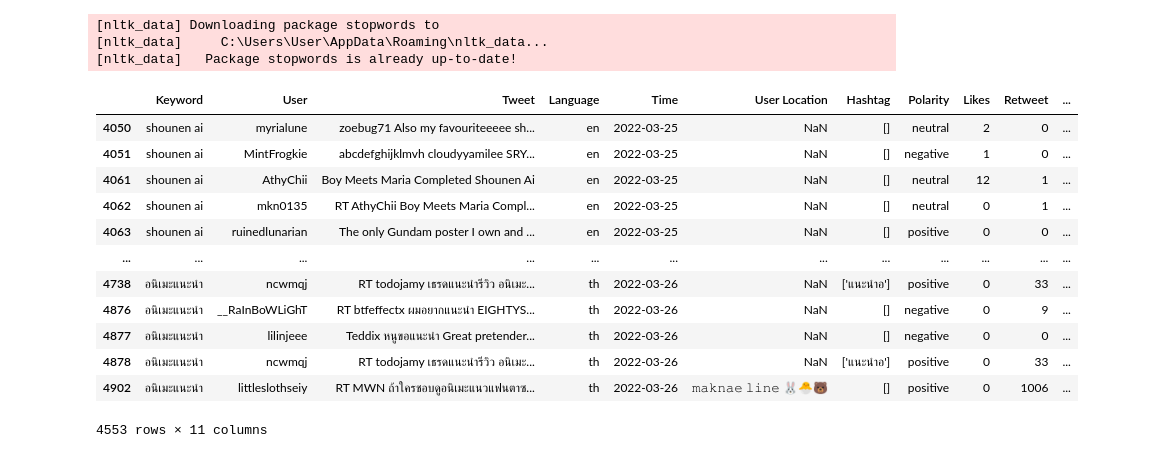
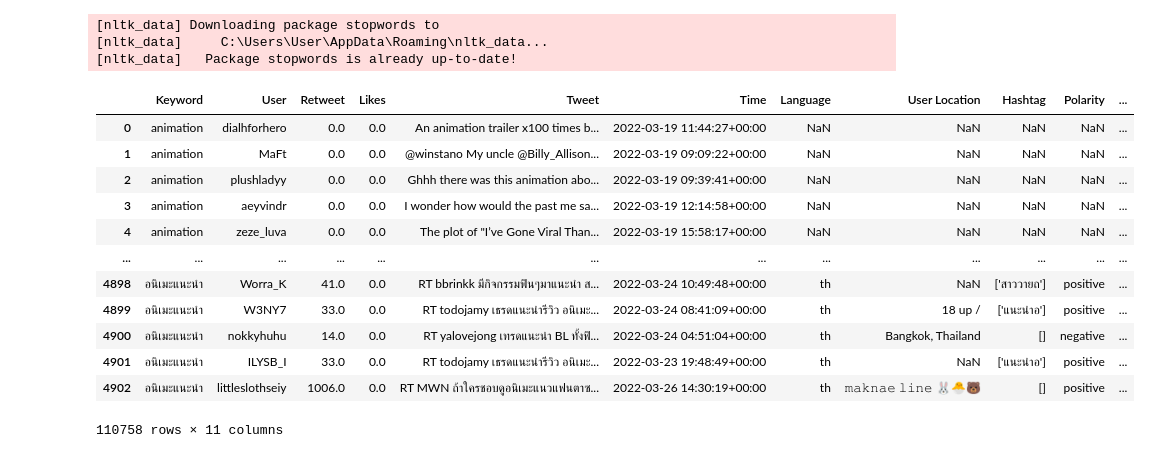
Before and after one commit to ThanawatKMUTNB/Data-Quest, a Jupyter notebook: Tweet_Test/sandbox.ipynb, the cells around one changed output. Cells and saved outputs as stored; diff of their text form; code cells hidden in the pictures.

```diff
--- a/Tweet_Test/sandbox.ipynb
+++ b/Tweet_Test/sandbox.ipynb
@@ -36,6 +36,7 @@ class DataManager:
         self.keys = []
         self.df = None
         self._start = 0
+        self.filenames = []
 
     def getSentimentENG(self,text):
         if TextBlob(text).sentiment.polarity > 0:
@@ -64,6 +65,8 @@ class DataManager:
         return self.df
 
     def unionfile(self,filenames):              #type filename -> list
+        self._start = 0
+        self.filenames = filenames
         for file in filenames:
             df1 = pd.read_csv(file)
             if self._start != 0:
@@ -77,6 +80,24 @@ class DataManager:
     def setnewDF(self,dataframe):
         self.df = dataframe
         return self.df
+
+    def setdefaultDF(self):
+        self.df = self.unionfile(self.filenames)
+        return self.df
+
+    # def getperiod(self,since,until):  ####column for twitter
+    #     self.formatdatetime('Time')
+    #     self.df.sort_values(by=['Time','Keyword'],inplace=True)
+    #     if since == None and until != None:
+    #         mask = (self.df['Time']<=until)
+    #     elif since != None and until == None:
+    #         mask = (self.df['Time']>=since)
+    #     elif since != None and until != None:
+    #         mask = (self.df['Time']>=since) & (self.df['Time']<=until)
+    #     else:
+    #         return
+    #     #self.df = self.df.loc[mask]
+    #     return self.df.loc[mask]
 
     def getperiod(self,since,until):  ####column for twitter
         self.formatdatetime('Time')
@@ -92,11 +113,18 @@ class DataManager:
             return
         return dff.loc[mask]
 
+    # def getrowwithkeys(self,keys):              #type keys -> list
+    #     df = self.df
+    #     self.df = df.loc[df['Keyword'].isin(keys)]
+    #     self.df = self.df.loc[self.df['Keyword'].isin(keys)]
+    #     return self.df
+
     def getrowwithkeys(self,keys):              #type keys -> list
         df = self.df
         return df.loc[df['Keyword'].isin(keys)]
 
-    def collectword(self,dataframe):            #before edit collect thai can not use
+    def collectword(self):            #before edit collect thai can not use
+        dataframe = self.df
         en_stops = set(stopwords.words('english'))
         word = {}
         for i in dataframe['Tweet']:    #only tweet
@@ -126,21 +154,21 @@ class DataManager:
 [nltk_data]   Package stopwords is already up-to-date!
 # %%
 dm = DataManager()
-#dm.unionfile(filename)
-dm.unionfile(['tweet_data_2732022.csv'])
-dm.getperiod('2022-03-25',None)
+dff = dm.unionfile(filename)
+#dm.unionfile(['tweet_data_2732022.csv'])
+dff
 # %% [output]
-|  | Keyword | User | Tweet | Language | Time | User Location | Hashtag | Polarity | Likes | Retweet | ... |
-| 4050 | shounen ai | myrialune | zoebug71 Also my favouriteeeee sh... | en | 2022-03-25 | NaN | [] | neutral | 2 | 0 | ... |
-| 4051 | shounen ai | MintFrogkie | abcdefghijklmvh cloudyyamilee SRY... | en | 2022-03-25 | NaN | [] | negative | 1 | 0 | ... |
-| 4061 | shounen ai | AthyChii | Boy Meets Maria Completed Shounen Ai | en | 2022-03-25 | NaN | [] | neutral | 12 | 1 | ... |
-| 4062 | shounen ai | mkn0135 | RT AthyChii Boy Meets Maria Compl... | en | 2022-03-25 | NaN | [] | neutral | 0 | 1 | ... |
-| 4063 | shounen ai | ruinedlunarian | The only Gundam poster I own and ... | en | 2022-03-25 | NaN | [] | positive | 0 | 0 | ... |
+|  | Keyword | User | Retweet | Likes | Tweet | Time | Language | User Location | Hashtag | Polarity | ... |
+| 0 | animation | dialhforhero | 0.0 | 0.0 | An animation trailer x100 times b... | 2022-03-19 11:44:27+00:00 | NaN | NaN | NaN | NaN | ... |
+| 1 | animation | MaFt | 0.0 | 0.0 | @winstano My uncle @Billy_Allison... | 2022-03-19 09:09:22+00:00 | NaN | NaN | NaN | NaN | ... |
+| 2 | animation | plushladyy | 0.0 | 0.0 | Ghhh there was this animation abo... | 2022-03-19 09:39:41+00:00 | NaN | NaN | NaN | NaN | ... |
+| 3 | animation | aeyvindr | 0.0 | 0.0 | I wonder how would the past me sa... | 2022-03-19 12:14:58+00:00 | NaN | NaN | NaN | NaN | ... |
+| 4 | animation | zeze_luva | 0.0 | 0.0 | The plot of "I’ve Gone Viral Than... | 2022-03-19 15:58:17+00:00 | NaN | NaN | NaN | NaN | ... |
 | ... | ... | ... | ... | ... | ... | ... | ... | ... | ... | ... | ... |
-| 4738 | อนิเมะแนะนำ | ncwmqj | RT todojamy เธรดแนะนำรีวิว อนิเมะ... | th | 2022-03-26 | NaN | ['แนะนำอ'] | positive | 0 | 33 | ... |
-| 4876 | อนิเมะแนะนำ | __RaInBoWLiGhT | RT btfeffectx ผมอยากแนะนำ EIGHTYS... | th | 2022-03-26 | NaN | [] | negative | 0 | 9 | ... |
-| 4877 | อนิเมะแนะนำ | lilinjeee | Teddix หนูขอแนะนำ Great pretender... | th | 2022-03-26 | NaN | [] | negative | 0 | 0 | ... |
-| 4878 | อนิเมะแนะนำ | ncwmqj | RT todojamy เธรดแนะนำรีวิว อนิเมะ... | th | 2022-03-26 | NaN | ['แนะนำอ'] | positive | 0 | 33 | ... |
-| 4902 | อนิเมะแนะนำ | littleslothseiy | RT MWN ถ้าใครชอบดูอนิเมะแนวแฟนตาซ... | th | 2022-03-26 | 𝚖𝚊𝚔𝚗𝚊𝚎 𝚕𝚒𝚗𝚎 🐰🐣🐻 | [] | positive | 0 | 1006 | ... |
+| 4898 | อนิเมะแนะนำ | Worra_K | 41.0 | 0.0 | RT bbrinkk มีกิจกรรมฟินๆมาแนะนำ ส... | 2022-03-24 10:49:48+00:00 | th | NaN | ['สาววายถ'] | positive | ... |
+| 4899 | อนิเมะแนะนำ | W3NY7 | 33.0 | 0.0 | RT todojamy เธรดแนะนำรีวิว อนิเมะ... | 2022-03-24 08:41:09+00:00 | th | 18 up / | ['แนะนำอ'] | positive | ... |
+| 4900 | อนิเมะแนะนำ | nokkyhuhu | 14.0 | 0.0 | RT yalovejong เทรดแนะนำ BL ทั้งฟิ... | 2022-03-24 04:51:04+00:00 | th | Bangkok, Thailand | [] | negative | ... |
+| 4901 | อนิเมะแนะนำ | ILYSB_I | 33.0 | 0.0 | RT todojamy เธรดแนะนำรีวิว อนิเมะ... | 2022-03-23 19:48:49+00:00 | th | NaN | ['แนะนำอ'] | positive | ... |
+| 4902 | อนิเมะแนะนำ | littleslothseiy | 1006.0 | 0.0 | RT MWN ถ้าใครชอบดูอนิเมะแนวแฟนตาซ... | 2022-03-26 14:30:19+00:00 | th | 𝚖𝚊𝚔𝚗𝚊𝚎 𝚕𝚒𝚗𝚎 🐰🐣🐻 | [] | positive | ... |
-4553 rows × 11 columns
+110758 rows × 11 columns
 # %%
```
Also changed, not shown: parts of 5 cells of this notebook, 11 other files.
